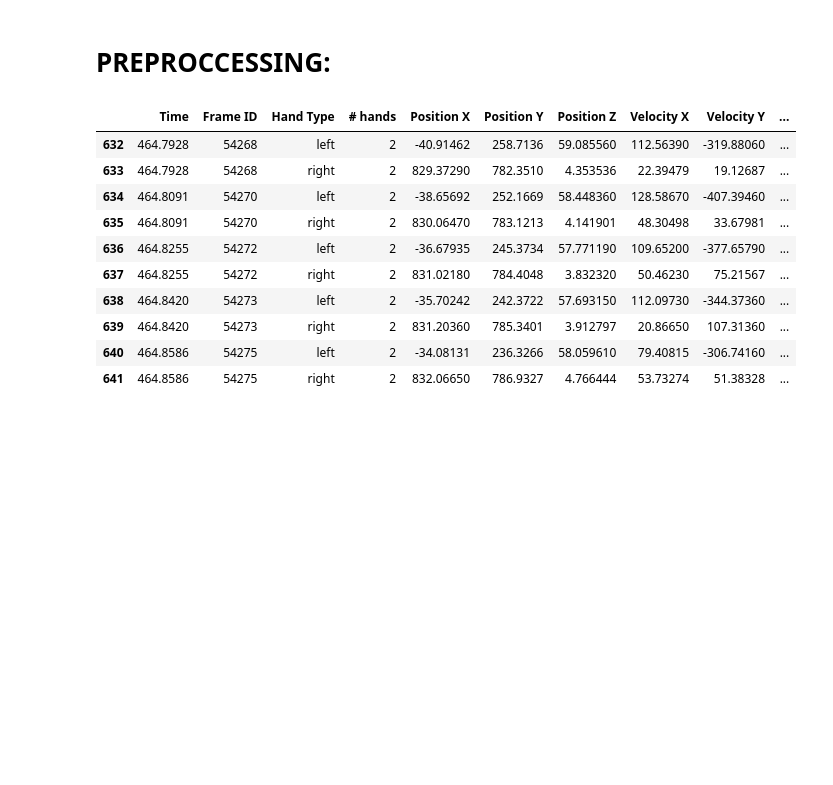
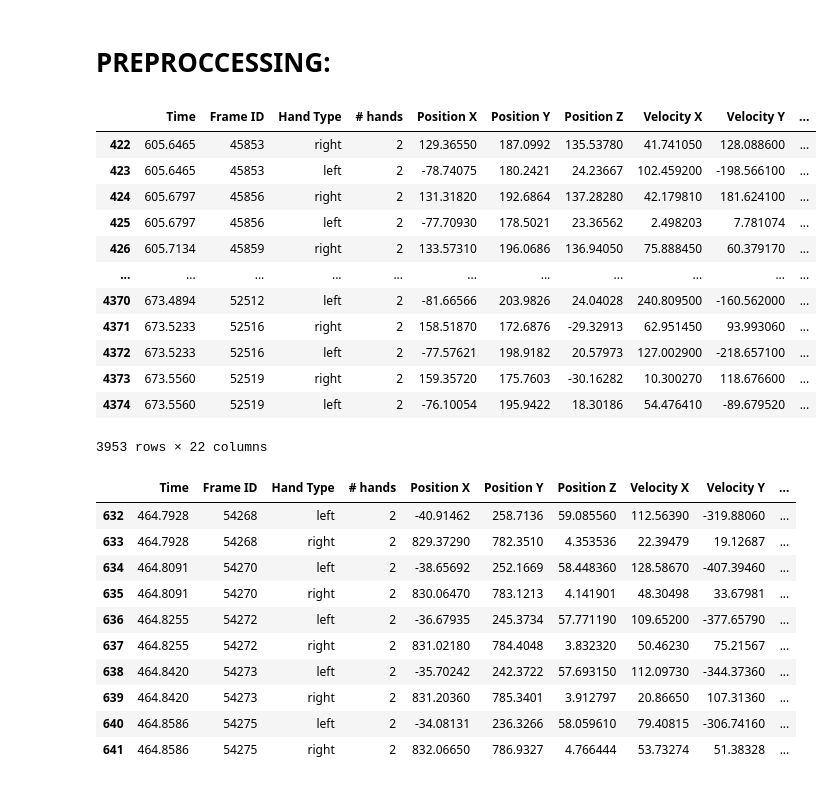
Before and after one commit to idankam/DataScienceCourseProject, a Jupyter notebook: Hands Notebook.ipynb, the cells around one changed output. Drawn from its saved outputs; the diff is of its cells as text; code cells hidden in the pictures; blank space fills up the shorter version.

```diff
--- a/Hands Notebook.ipynb
+++ b/Hands Notebook.ipynb
@@ -111,2 +135,19 @@ for set in Test_data.values():
+# %%
+# look at the time starting
+YoelSpontan
+# %% [output]
+|  | Time | Frame ID | Hand Type | # hands | Position X | Position Y | Position Z | Velocity X | Velocity Y | ... |
+| 422 | 605.6465 | 45853 | right | 2 | 129.36550 | 187.0992 | 135.53780 | 41.741050 | 128.088600 | ... |
+| 423 | 605.6465 | 45853 | left | 2 | -78.74075 | 180.2421 | 24.23667 | 102.459200 | -198.566100 | ... |
+| 424 | 605.6797 | 45856 | right | 2 | 131.31820 | 192.6864 | 137.28280 | 42.179810 | 181.624100 | ... |
+| 425 | 605.6797 | 45856 | left | 2 | -77.70930 | 178.5021 | 23.36562 | 2.498203 | 7.781074 | ... |
+| 426 | 605.7134 | 45859 | right | 2 | 133.57310 | 196.0686 | 136.94050 | 75.888450 | 60.379170 | ... |
+| ... | ... | ... | ... | ... | ... | ... | ... | ... | ... | ... |
+| 4370 | 673.4894 | 52512 | left | 2 | -81.66566 | 203.9826 | 24.04028 | 240.809500 | -160.562000 | ... |
+| 4371 | 673.5233 | 52516 | right | 2 | 158.51870 | 172.6876 | -29.32913 | 62.951450 | 93.993060 | ... |
+| 4372 | 673.5233 | 52516 | left | 2 | -77.57621 | 198.9182 | 20.57973 | 127.002900 | -218.657100 | ... |
+| 4373 | 673.5560 | 52519 | right | 2 | 159.35720 | 175.7603 | -30.16282 | 10.300270 | 118.676600 | ... |
+| 4374 | 673.5560 | 52519 | left | 2 | -76.10054 | 195.9422 | 18.30186 | 54.476410 | -89.679520 | ... |
+3953 rows × 22 columns
 # %%
 #check for nulls:
```
Also changed, not shown: parts of 27 cells of this notebook.
